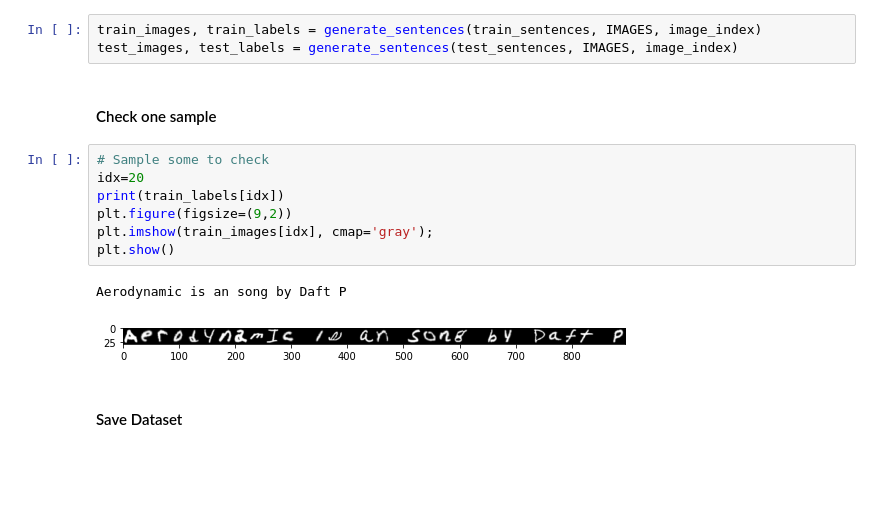
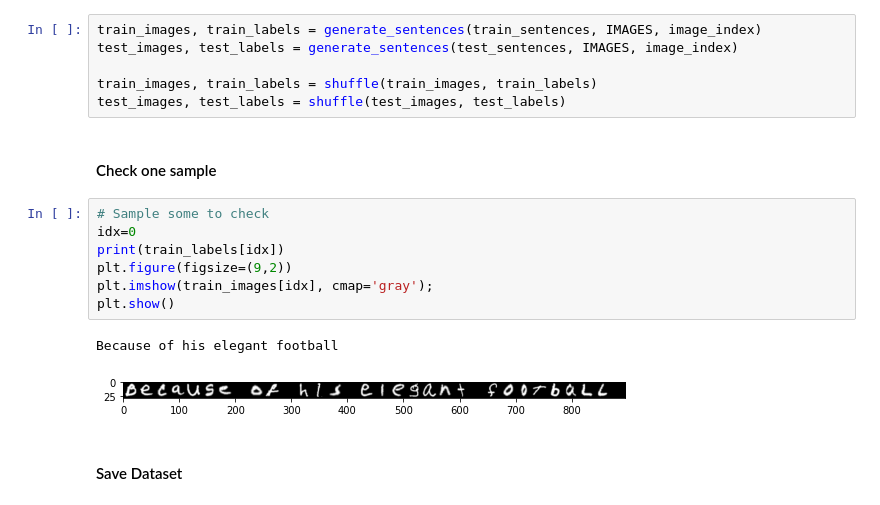
Before and after one commit to wandb/awesome-dl-projects, a Jupyter notebook: ml-tutorial/EMNIST_NLP.ipynb, the cells around one changed output. Drawn from its saved outputs; the diff is of its cells as text; blank space fills up the shorter version.

```diff
--- a/ml-tutorial/EMNIST_NLP.ipynb
+++ b/ml-tutorial/EMNIST_NLP.ipynb
@@ -257,18 +274,21 @@ def generate_sentences(texts, chars,
 # %%
 train_images, train_labels = generate_sentences(train_sentences, IMAGES, image_index)
 test_images, test_labels = generate_sentences(test_sentences, IMAGES, image_index)
+
+train_images, train_labels = shuffle(train_images, train_labels)
+test_images, test_labels = shuffle(test_images, test_labels)
 # %% [markdown]
 #### Check one sample
 # %%
 # Sample some to check
-idx=20
+idx=0
 print(train_labels[idx])
 plt.figure(figsize=(9,2))
 plt.imshow(train_images[idx], cmap='gray');
 plt.show()
 # %% [output]
-Aerodynamic is an song by Daft P
+Because of his elegant football
-[figure, old version]
+[figure, new version]
 # %% [markdown]
 #### Save Dataset
 # %%
```
Also changed, not shown: parts of 24 cells of this notebook.
